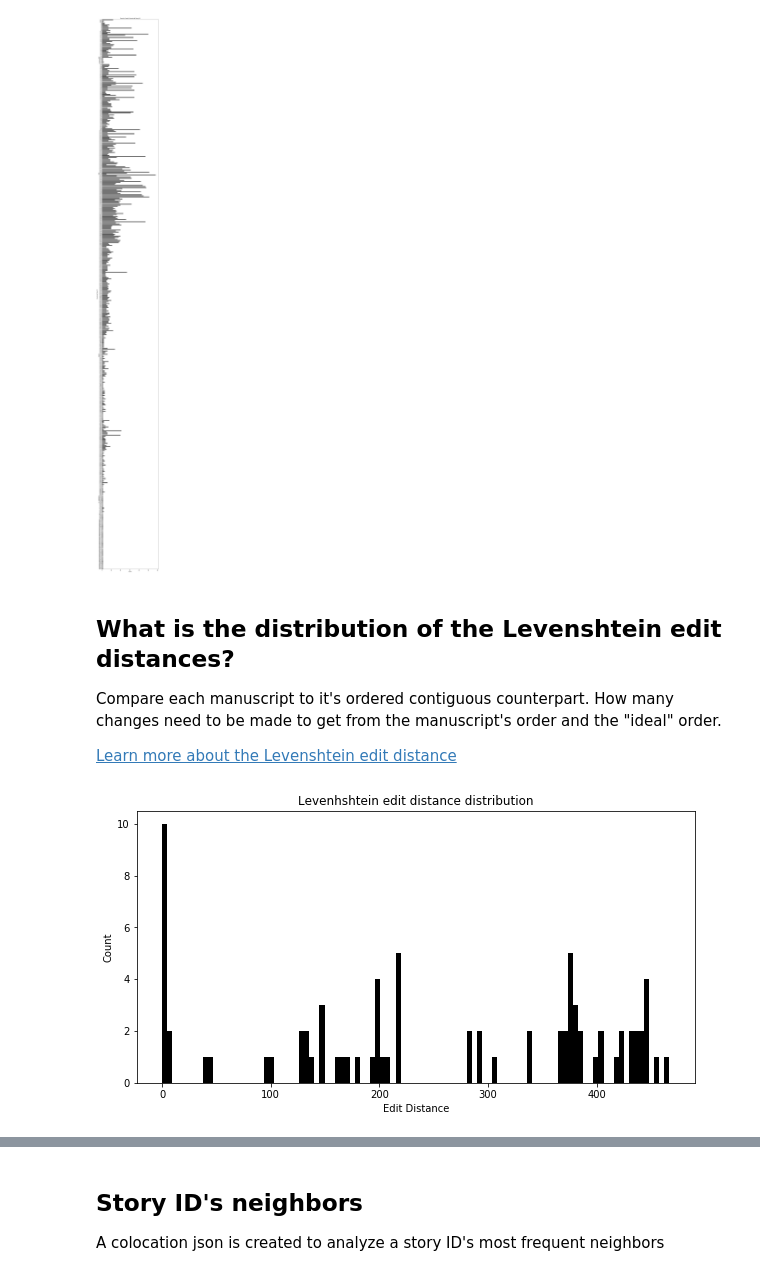
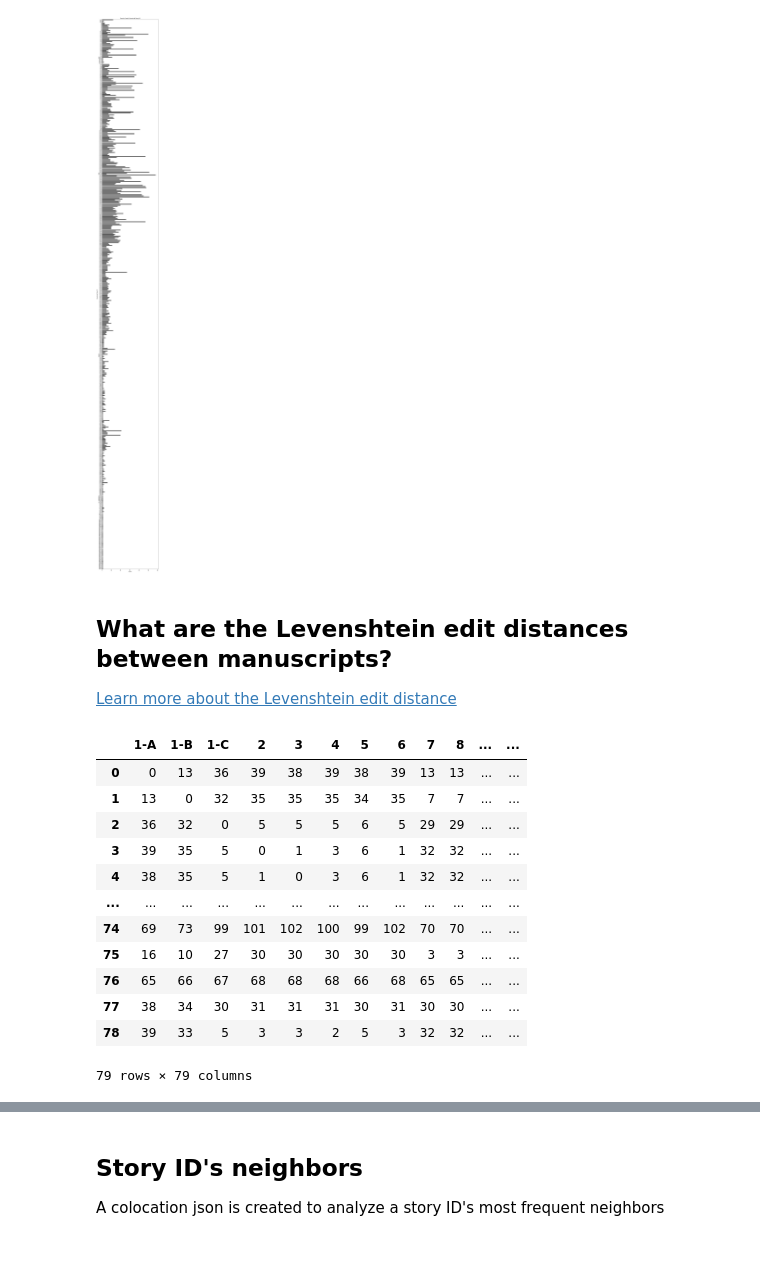
Before and after one commit to kmcelwee/pemm-jupyter, a Jupyter notebook: Research Manuscript Order.ipynb, the cells around one changed output, grey strips where cells are left out. Cells and saved outputs as stored; diff of their text form; code cells hidden in the pictures.

```diff
--- a/Research Manuscript Order.ipynb
+++ b/Research Manuscript Order.ipynb
@@ -171,8 +173,7 @@ plt.savefig(os.path.join(PLOT_DIR, 'canonical-story-id-count.png'))
 # %% [output]
 [figure]
 # %% [markdown]
-## What is the distribution of the Levenshtein edit distances?
-Compare each manuscript to it's ordered contiguous counterpart. How many changes need to be made to get from the manuscript's order and the "ideal" order.
+## What are the Levenshtein edit distances between manuscripts?
 
 [Learn more about the  Levenshtein edit distance](https://en.wikipedia.org/wiki/Levenshtein_distance)
 # %%
@@ -194,14 +195,19 @@ def levenshteinDistance(s1, s2):
                 distances_.append(1 + min((distances[i1], distances[i1 + 1], distances_[-1])))
         distances = distances_
     return distances[-1]
-# %%
-ld = [levenshteinDistance(man, contiguous(man)) for man in all_manuscripts]
-
-plt.figure(figsize=(10, 5))
-plt.hist(ld, bins=100, color='k')
-plt.title('Levenhshtein edit distance distribution')
-plt.xlabel('Edit Distance')
-plt.ylabel('Count')
-plt.savefig(os.path.join(PLOT_DIR, 'levenhshtein-distribution.png'))
-# %% [output]
-[figure, removed]
+# %%
+ld = [[levenshteinDistance(man1, man2) for man2 in all_manuscripts] for man1 in all_manuscripts]
+# %% [output]
+|  | 1-A | 1-B | 1-C | 2 | 3 | 4 | 5 | 6 | 7 | 8 | ... | ... |
+| 0 | 0 | 13 | 36 | 39 | 38 | 39 | 38 | 39 | 13 | 13 | ... | ... |
+| 1 | 13 | 0 | 32 | 35 | 35 | 35 | 34 | 35 | 7 | 7 | ... | ... |
+| 2 | 36 | 32 | 0 | 5 | 5 | 5 | 6 | 5 | 29 | 29 | ... | ... |
+| 3 | 39 | 35 | 5 | 0 | 1 | 3 | 6 | 1 | 32 | 32 | ... | ... |
+| 4 | 38 | 35 | 5 | 1 | 0 | 3 | 6 | 1 | 32 | 32 | ... | ... |
+| ... | ... | ... | ... | ... | ... | ... | ... | ... | ... | ... | ... | ... |
+| 74 | 69 | 73 | 99 | 101 | 102 | 100 | 99 | 102 | 70 | 70 | ... | ... |
+| 75 | 16 | 10 | 27 | 30 | 30 | 30 | 30 | 30 | 3 | 3 | ... | ... |
+| 76 | 65 | 66 | 67 | 68 | 68 | 68 | 66 | 68 | 65 | 65 | ... | ... |
+| 77 | 38 | 34 | 30 | 31 | 31 | 31 | 30 | 31 | 30 | 30 | ... | ... |
+| 78 | 39 | 33 | 5 | 3 | 3 | 2 | 5 | 3 | 32 | 32 | ... | ... |
+79 rows × 79 columns
```
Also changed, not shown: parts of 6 cells of this notebook.
